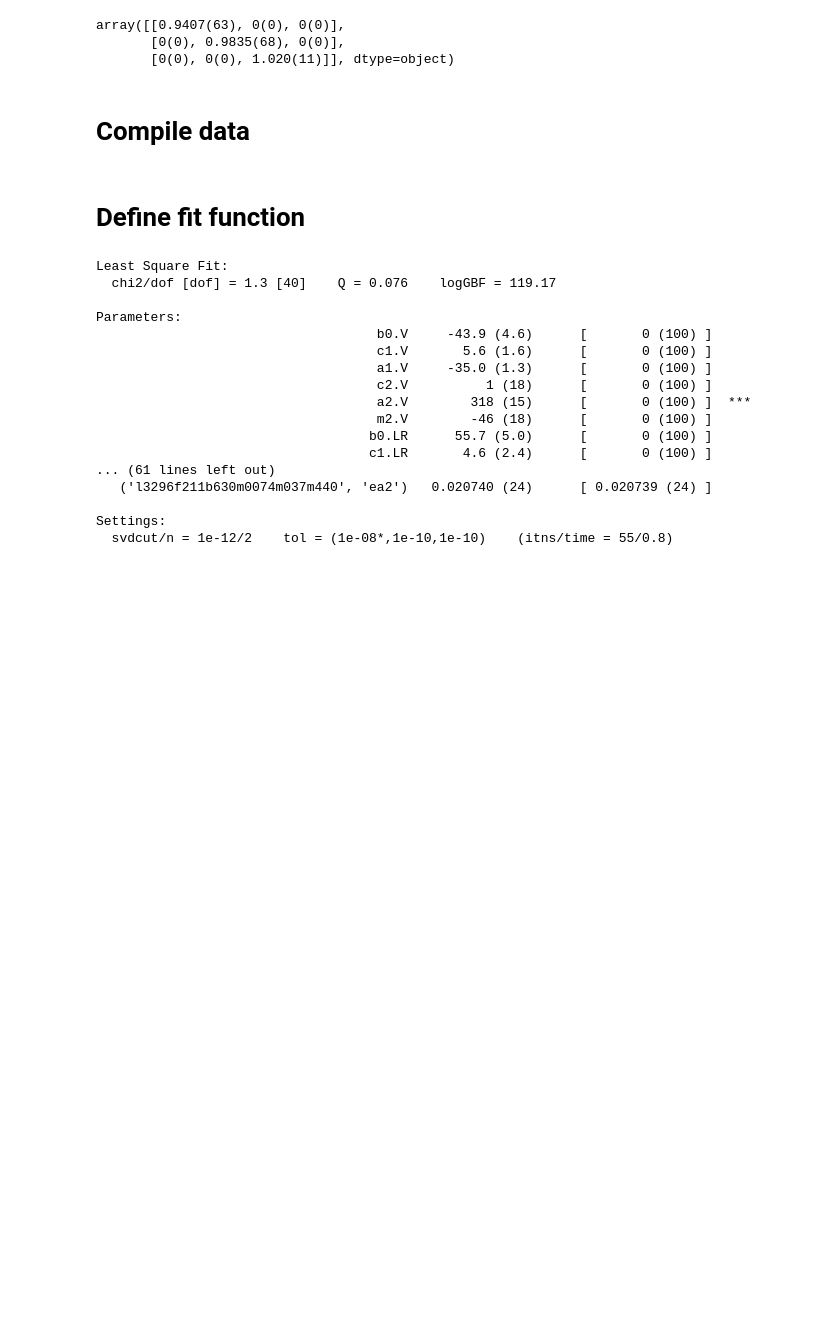
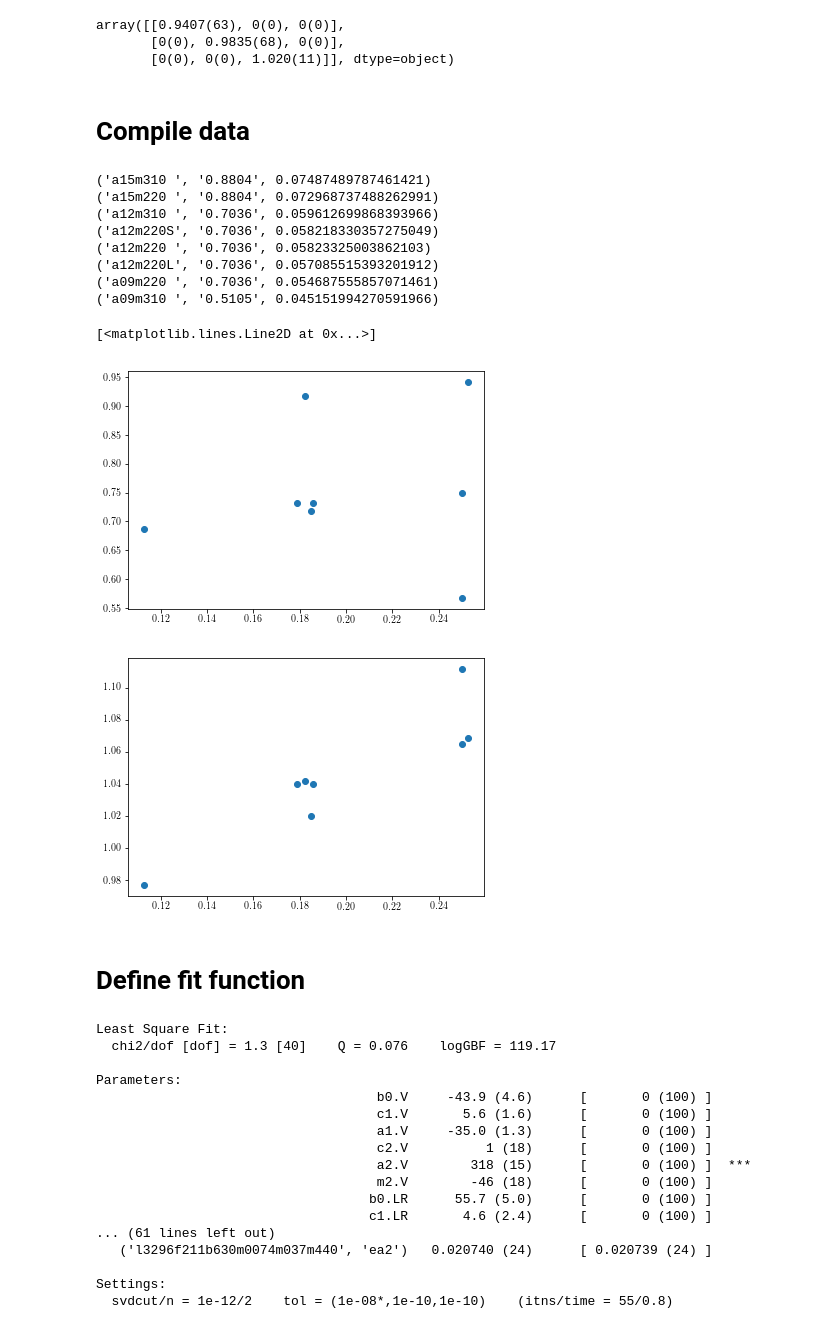
Before and after one commit to callat-qcd/project_0vbb, a Jupyter notebook: 0vbb_workbook.ipynb, the cells around one changed output. Cells and saved outputs as stored; diff of their text form; code cells hidden in the pictures; blank space fills up the shorter version.

Commit message:
added a debug cell - plotting Lam in lattice units - as the xpt function calls them, and in w0 units

```diff
--- a/0vbb_workbook.ipynb
+++ b/0vbb_workbook.ipynb
@@ -190,6 +190,42 @@ for ens in params['ensembles']:
     ini[(ens,'alpha_s')] = hisq_parameters.query("ensemble=='%s'" %(ens))['alfs'].as_matrix()[0]
     ini[(ens,'mpiL')] = (float(ens[1:3])*gv_p[(ens,'epi')]*4.*np.pi*gv_p[(ens,'fpi')]).mean
     ini[(ens,'mmaL')] = (float(ens[1:3])*gv_mm[(ens,'phi_ju')]).mean
+# %%
+short_name={
+    'l1648f211b580m013m065m838':'a15m310 ',
+    'l2448f211b580m0064m0640m828':'a15m220 ',
+    'l2464f211b600m0102m0509m635':'a12m310 ',
+    'l2464f211b600m00507m0507m628':'a12m220S',
+    'l3264f211b600m00507m0507m628':'a12m220 ',
+    'l4064f211b600m00507m0507m628':'a12m220L',
+    'l4864f211b600m00184m0507m628':'a09m220 ',
+    'l3296f211b630m0074m037m440':'a09m310 '
+}
+x_epi=[dict_0vbb[(ens,'epi')].mean() for ens in params['ensembles']]
+aLam = [4.*np.pi*dict_0vbb[(ens,'fpi')].mean() for ens in params['ensembles']]
+aw0 = [hisq_parameters.query("ensemble=='%s'" %(ens))['aw0_mean'].as_matrix()[0] for ens in params['ensembles']]
+w0Lam = [4.*np.pi*dict_0vbb[(ens,'fpi')].mean()/aw0[i] for i,ens in enumerate(params['ensembles'])]
+for i,ens in enumerate(params['ensembles']):
+    print(short_name[ens],
+          '%.4f' %aw0[i],dict_0vbb[(ens,'fpi')].mean())
+fig = plt.figure('aLam')
+ax = plt.axes([0.14,0.165,0.825,0.825])
+ax.plot(x_epi,aLam,marker='o',linestyle='None')
+fig = plt.figure('w0Lam')
+ax = plt.axes([0.14,0.165,0.825,0.825])
+ax.plot(x_epi,w0Lam,marker='o',linestyle='None')
+# %% [output]
+('a15m310 ', '0.8804', 0.07487489787461421)
+('a15m220 ', '0.8804', 0.072968737488262991)
+('a12m310 ', '0.7036', 0.059612699868393966)
+('a12m220S', '0.7036', 0.058218330357275049)
+('a12m220 ', '0.7036', 0.05823325003862103)
+('a12m220L', '0.7036', 0.057085515393201912)
+('a09m220 ', '0.7036', 0.054687555857071461)
+('a09m310 ', '0.5105', 0.045151994270591966)
+[<matplotlib.lines.Line2D at 0x...>]
+[figure, added]
+[figure, added]
 # %% [markdown]
 # Define fit function
 # %%
```
Also changed, not shown: parts of 1 cell of this notebook.
